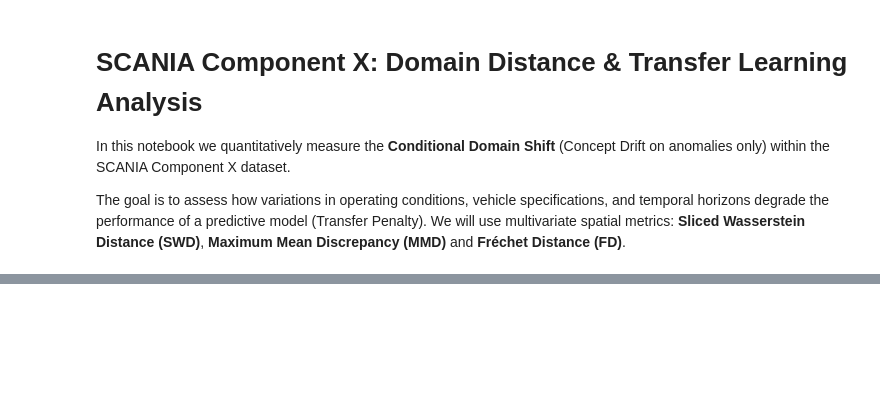
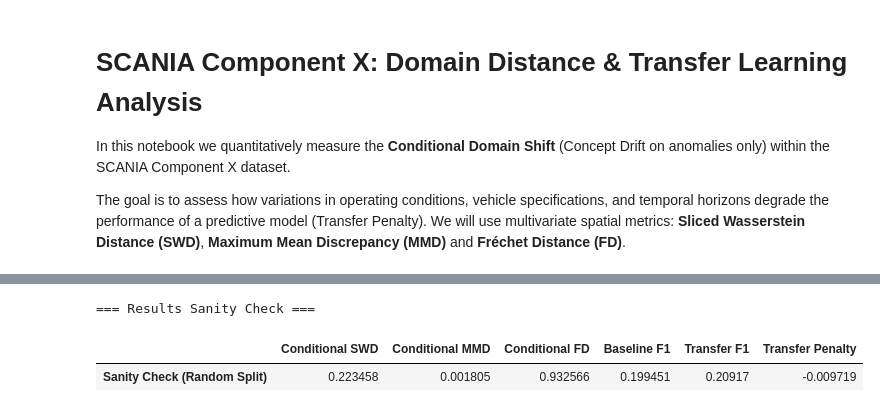
Before and after one commit to lollogiro/ai4i-transfer-learning-synthetic, a Jupyter notebook: stage2-transfer_learning/scania.ipynb, the cells around one changed output, grey strips where cells are left out. Cells and saved outputs as stored; diff of their text form; code cells hidden in the pictures; blank space fills up the shorter version.

Commit message:
sanitychecks

```diff
--- a/stage2-transfer_learning/scania.ipynb
+++ b/stage2-transfer_learning/scania.ipynb
@@ -271,0 +273,24 @@ plt.show()
+# %%
+# 1. Create placebo domains (anomalies only) for distance metrics
+# Take only Cat0 vehicles and randomly split them in half
+df_anomalies_cat0 = df_anomalies[df_anomalies[cat_col] == 'Cat0']
+source_sanity, target_sanity = train_test_split(df_anomalies_cat0, test_size=0.5, random_state=42)
+
+dist_sanity = compute_conditional_distances(source_sanity, target_sanity, final_features)
+
+# 2. Creating the complete domains for Transfer Learning
+df_full_cat0 = df_full[df_full[cat_col] == 'Cat0']
+df_source_sanity_full, df_target_sanity_full = train_test_split(df_full_cat0, test_size=0.5, random_state=42)
+
+trial_sanity = run_transfer_trials(df_source_sanity_full, df_target_sanity_full, final_features)
+
+# 3. Print the results for comparison
+sanity_results = {**dist_sanity, **trial_sanity}
+df_sanity = pd.DataFrame(sanity_results, index=['Sanity Check (Random Split)'])
+
+print("=== Results Sanity Check ===")
+display(df_sanity)
+# %% [output]
+=== Results Sanity Check ===
+|  | Conditional SWD | Conditional MMD | Conditional FD | Baseline F1 | Transfer F1 | Transfer Penalty |
+| Sanity Check (Random Split) | 0.223458 | 0.001805 | 0.932566 | 0.199451 | 0.20917 | -0.009719 |
```
Also changed, not shown: parts of 7 cells of this notebook.
